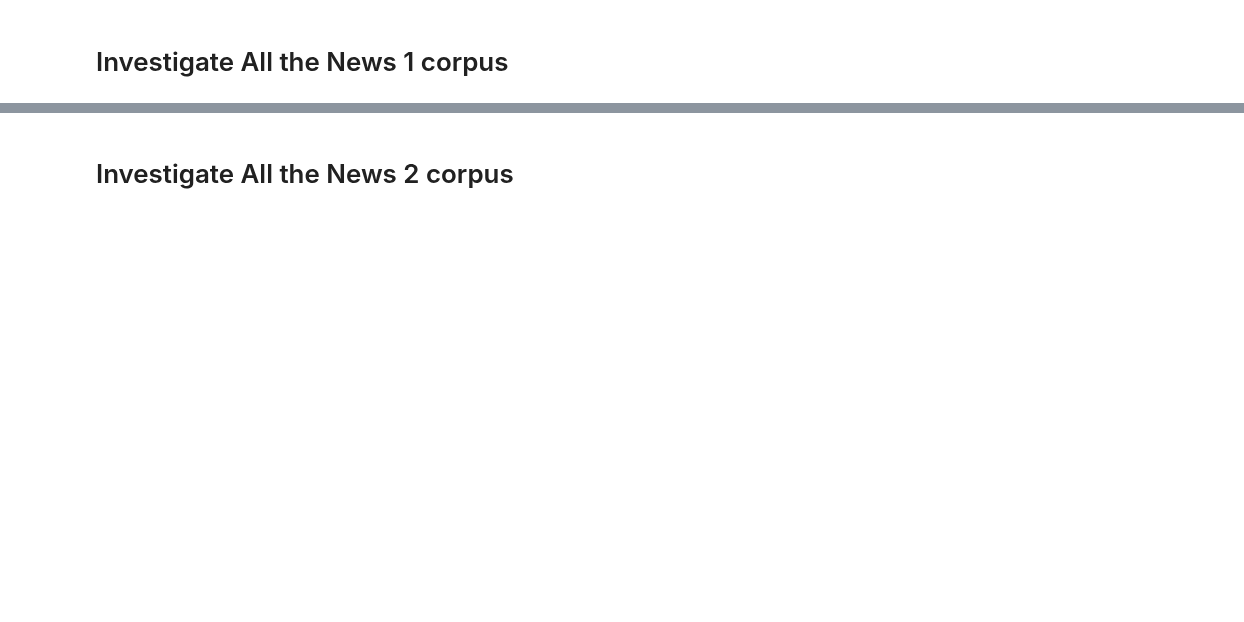
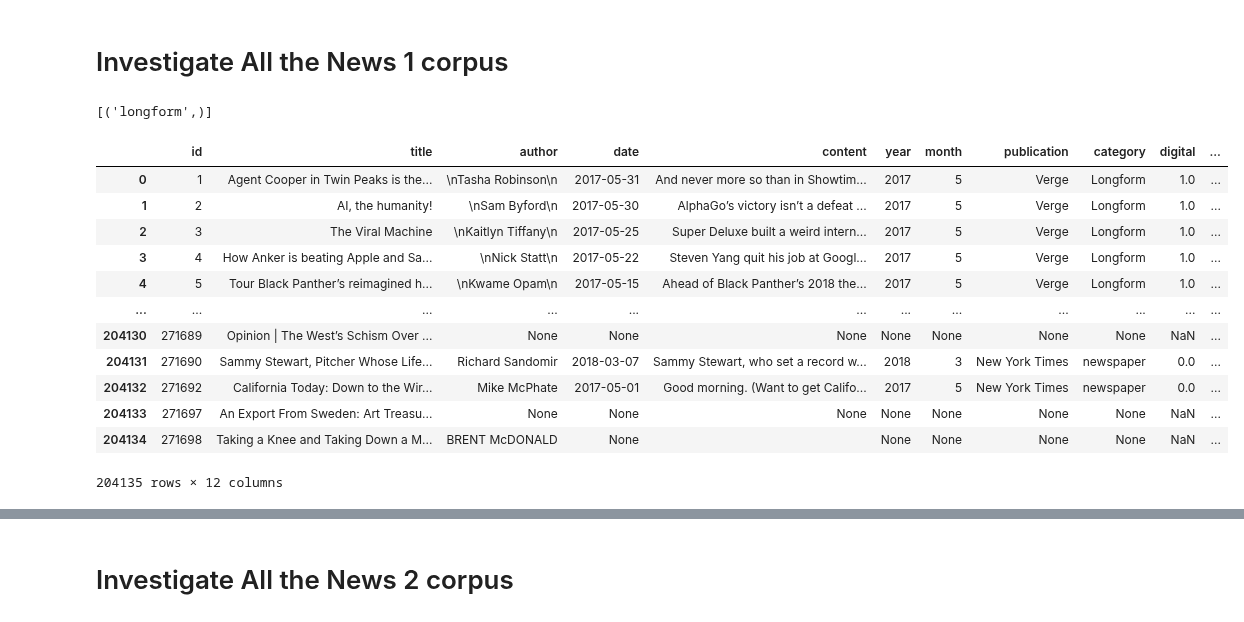
Before and after one commit to michaelmilleryoder/fanfiction-scripts, a Jupyter notebook: jupyter/lgbtq_news.ipynb, the cells around one changed output, grey strips where cells are left out. Cells and saved outputs as stored; diff of their text form; code cells hidden in the pictures; blank space fills up the shorter version.

```diff
--- a/jupyter/lgbtq_news.ipynb
+++ b/jupyter/lgbtq_news.ipynb
@@ -5,0 +3,31 @@ import sqlite3
+# %%
+import pandas as pd
+import sqlite3
+
+datapath = '/data/news/all-the-news.db'
+with sqlite3.connect(datapath) as con:
+    cursor = con.cursor()
+    cursor.execute("SELECT name FROM sqlite_master WHERE type='table';")
+    tables = cursor.fetchall()
+    cursor.close()
+tables
+# %% [output]
+[('longform',)]
+# %%
+with sqlite3.connect(datapath) as con:
+    data = pd.read_sql_query('SELECT * from longform', con)
+data
+# %% [output]
+|  | id | title | author | date | content | year | month | publication | category | digital | ... |
+| 0 | 1 | Agent Cooper in Twin Peaks is the... | \nTasha Robinson\n | 2017-05-31 | And never more so than in Showtim... | 2017 | 5 | Verge | Longform | 1.0 | ... |
+| 1 | 2 | AI, the humanity! | \nSam Byford\n | 2017-05-30 | AlphaGo’s victory isn’t a defeat ... | 2017 | 5 | Verge | Longform | 1.0 | ... |
+| 2 | 3 | The Viral Machine | \nKaitlyn Tiffany\n | 2017-05-25 | Super Deluxe built a weird intern... | 2017 | 5 | Verge | Longform | 1.0 | ... |
+| 3 | 4 | How Anker is beating Apple and Sa... | \nNick Statt\n | 2017-05-22 | Steven Yang quit his job at Googl... | 2017 | 5 | Verge | Longform | 1.0 | ... |
+| 4 | 5 | Tour Black Panther’s reimagined h... | \nKwame Opam\n | 2017-05-15 | Ahead of Black Panther’s 2018 the... | 2017 | 5 | Verge | Longform | 1.0 | ... |
+| ... | ... | ... | ... | ... | ... | ... | ... | ... | ... | ... | ... |
+| 204130 | 271689 | Opinion | The West’s Schism Over ... | None | None | None | None | None | None | None | NaN | ... |
+| 204131 | 271690 | Sammy Stewart, Pitcher Whose Life... | Richard Sandomir | 2018-03-07 | Sammy Stewart, who set a record w... | 2018 | 3 | New York Times | newspaper | 0.0 | ... |
+| 204132 | 271692 | California Today: Down to the Wir... | Mike McPhate | 2017-05-01 | Good morning. (Want to get Califo... | 2017 | 5 | New York Times | newspaper | 0.0 | ... |
+| 204133 | 271697 | An Export From Sweden: Art Treasu... | None | None | None | None | None | None | None | NaN | ... |
+| 204134 | 271698 | Taking a Knee and Taking Down a M... | BRENT McDONALD | None |  | None | None | None | None | NaN | ... |
+204135 rows × 12 columns
```
Also changed, not shown: parts of 12 cells of this notebook, 1 other file.
